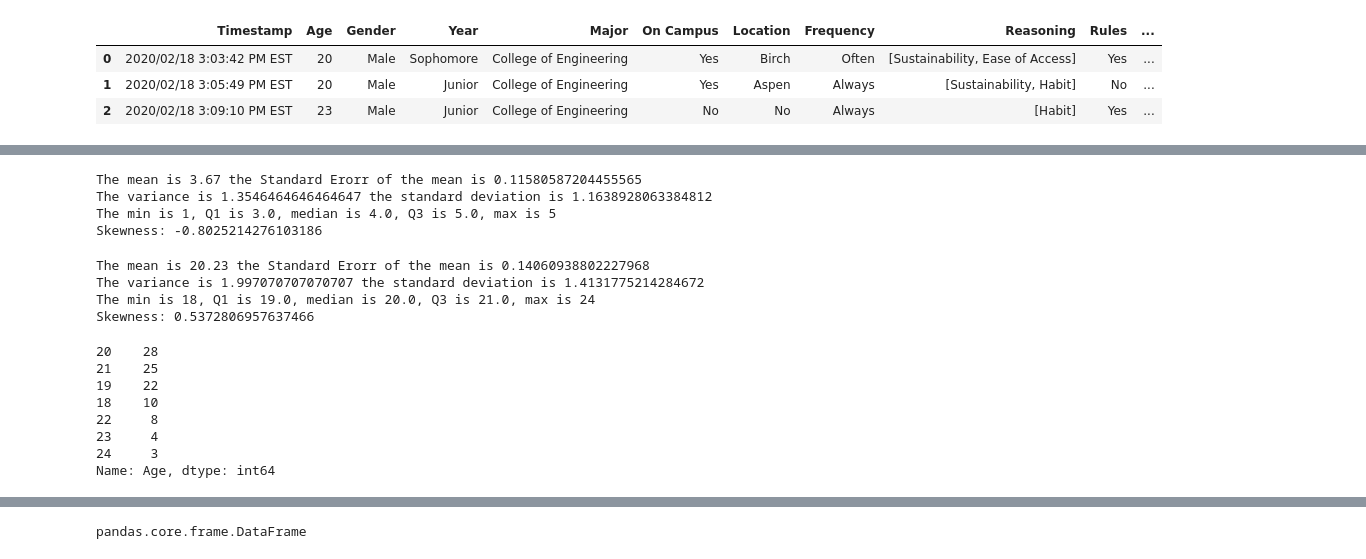
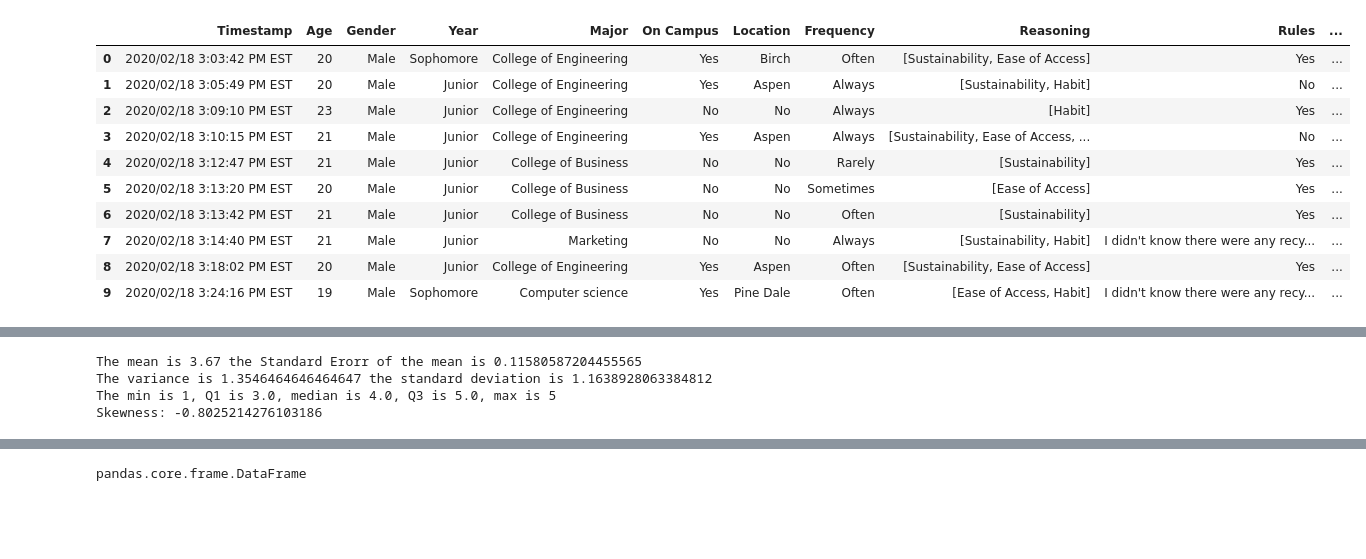
Before and after one commit to aalmeida9/362Project1, a Jupyter notebook: main.ipynb, the cells around one changed output, grey strips where cells are left out. Saved outputs shown, nothing was run; the diff lists cells and outputs as text; code cells hidden in the pictures; blank space fills up the shorter version.

Commit message:
Cleaned notebook cells

```diff
--- a/main.ipynb
+++ b/main.ipynb
@@ -10,28 +12,36 @@ df = pd.read_csv("UMass Sustainability Initiative.csv", sep=",")
 df = df.iloc[0:100]
 #df.info()
 # %%
-#data cleaning
+#Data Cleaning
+
 df.rename(columns = { 'How old are you?':'Age', 'What is your gender?':'Gender', 'What year are you?':'Year', 'What is your major?':'Major',
                      'Do you live on campus?':'On Campus', 'If you do live on campus, where do live?':'Location',
                      'How often do you recycle?':'Frequency', 'Why do you recycle?':'Reasoning',
                      'Are the recycling rules on campus clearly presented?':'Rules',
                      'If not, if the recycling rules were clearer would you be more likely to recycle?':'Likelihood',
                      'Do you look for the recycle symbol before recycling?':'Symbol', 'What items do you usually recycle?':'Items',
                      'Did the survey overall make you think about your own personal recycling methods and habits?':'Habits',
                      'Whats the best way to reach you for the prize draw? (Email, Phone, etc. )':'Prize'}, inplace = True)
-#print(df.columns)
+
 df.fillna('No', inplace=True)
-#dict.fromkeys(['Beer','Alcohol','Beverage','Drink'], 'Drink')
 #df['Major'].replace({'CIS', 'Computer Science' :'College of Engineering'}, inplace = True)
 df['Major'].replace(dict.fromkeys(['CIS', 'Computer Science', 'Computer science', 'Computer science'],
                                   'College of Engineering'), inplace = True)
 df['Major'].replace(dict.fromkeys(['MIS', 'Accounting', 'Marketing'], 'College of Business'), inplace = True)
 
-#df['Major'] = df['Major'].map({'CIS':'College of Engineering'})
-df.head(3)
+df.Age = df.Age.astype(int)
+
+df.head(10)
 # %% [output]
 |  | Timestamp | Age | Gender | Year | Major | On Campus | Location | Frequency | Reasoning | Rules | ... |
 | 0 | 2020/02/18 3:03:42 PM EST | 20 | Male | Sophomore | College of Engineering | Yes | Birch | Often | [Sustainability, Ease of Access] | Yes | ... |
 | 1 | 2020/02/18 3:05:49 PM EST | 20 | Male | Junior | College of Engineering | Yes | Aspen | Always | [Sustainability, Habit] | No | ... |
 | 2 | 2020/02/18 3:09:10 PM EST | 23 | Male | Junior | College of Engineering | No | No | Always | [Habit] | Yes | ... |
+| 3 | 2020/02/18 3:10:15 PM EST | 21 | Male | Junior | College of Engineering | Yes | Aspen | Always | [Sustainability, Ease of Access, ... | No | ... |
+| 4 | 2020/02/18 3:12:47 PM EST | 21 | Male | Junior | College of Business | No | No | Rarely | [Sustainability] | Yes | ... |
+| 5 | 2020/02/18 3:13:20 PM EST | 20 | Male | Junior | College of Business | No | No | Sometimes | [Ease of Access] | Yes | ... |
+| 6 | 2020/02/18 3:13:42 PM EST | 21 | Male | Junior | College of Business | No | No | Often | [Sustainability] | Yes | ... |
+| 7 | 2020/02/18 3:14:40 PM EST | 21 | Male | Junior | Marketing | No | No | Always | [Sustainability, Habit] | I didn't know there were any recy... | ... |
+| 8 | 2020/02/18 3:18:02 PM EST | 20 | Male | Junior | College of Engineering | Yes | Aspen | Often | [Sustainability, Ease of Access] | Yes | ... |
+| 9 | 2020/02/18 3:24:16 PM EST | 19 | Male | Sophomore | Computer science | Yes | Pine Dale | Often | [Ease of Access, Habit] | I didn't know there were any recy... | ... |
 # %%
@@ -70,31 +82,5 @@ The mean is 3.67 the Standard Erorr of the mean is 0.11580587204455565
 The variance is 1.3546464646464647 the standard deviation is 1.1638928063384812
 The min is 1, Q1 is 3.0, median is 4.0, Q3 is 5.0, max is 5
 Skewness: -0.8025214276103186
-# %%
-#Age doesn't work for some reason with the distribution function
-#Typer Error: can't multiply sequence by non-int of type 'float' there's another error thats says something about dividing str and ints
-#code that doesn't work is commented out below
-#if you push a jupyter notebook with errors it will push the error log as well btw, same goes for all output
-df.Age = df.Age.astype(int)
-distribution(df['Age'])
-#df['Age'].min()
-#np.percentile(df['Age'], 25)
-#if you check the frequency of values they're all ints (int64) so I'm not sure why there's errors since distr. works for Habits
-df['Age'].value_counts(dropna=False)
-#df['Age'].unique()
-#df['Age'].describe()
-# %% [output]
-The mean is 20.23 the Standard Erorr of the mean is 0.14060938802227968
-The variance is 1.997070707070707 the standard deviation is 1.4131775214284672
-The min is 18, Q1 is 19.0, median is 20.0, Q3 is 21.0, max is 24
-Skewness: 0.5372806957637466
-20    28
-21    25
-19    22
-18    10
-22     8
-23     4
-24     3
-Name: Age, dtype: int64
 # %%
 #Sorting entries (potential group of interest could be people with low habits, majority of people had high schore for habits)
```
Also changed, not shown: parts of 7 cells of this notebook.
